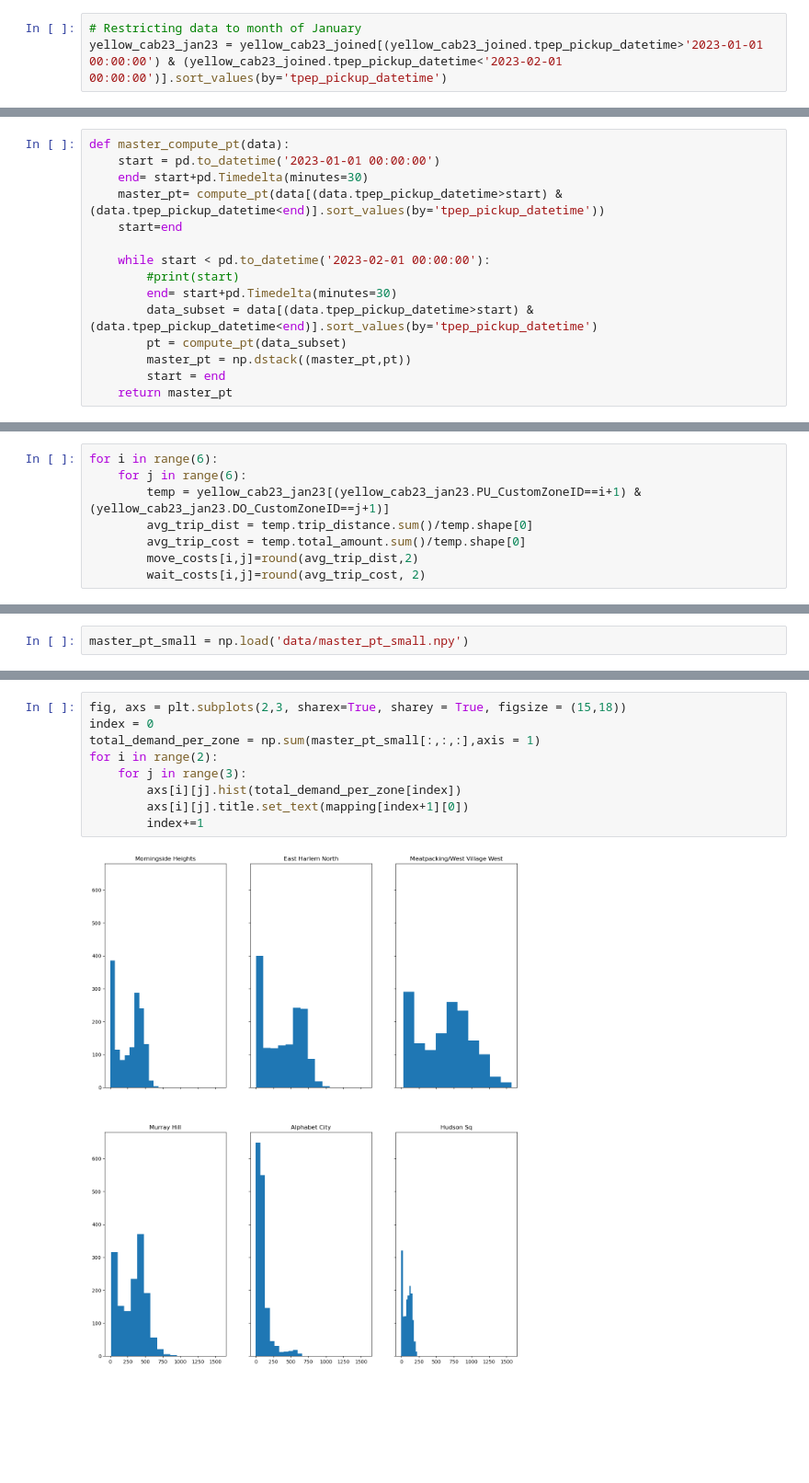
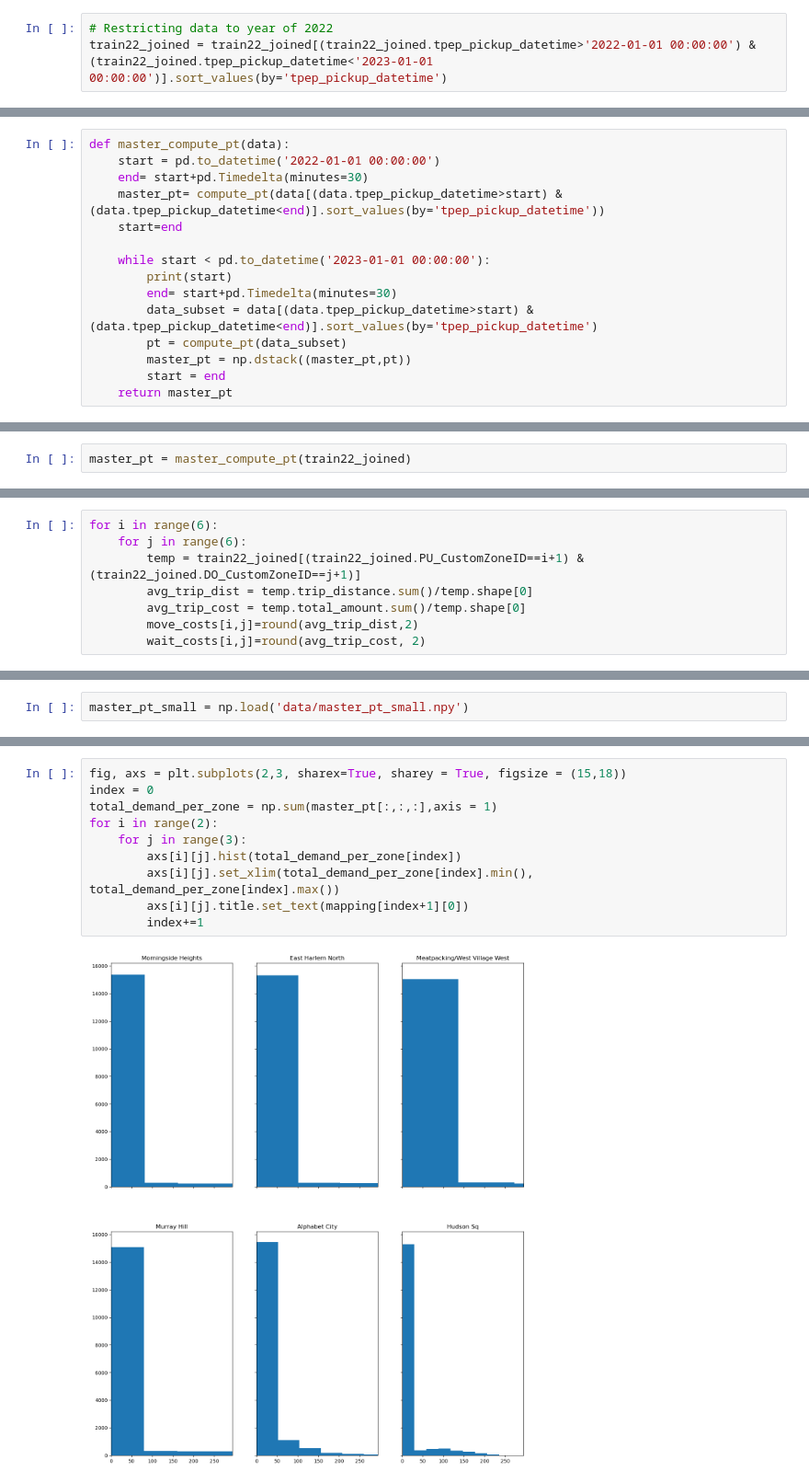
Before and after one commit to kartikjindgar/Optimal-Taxi-Dispatcher, a Jupyter notebook: data_prep.ipynb, the cells around one changed output, grey strips where cells are left out. Shown: that part at 92% size. Cells and saved outputs as stored; diff of their text form; blank space fills up the shorter version.

Commit message:
new data prep

```diff
--- a/data_prep.ipynb
+++ b/data_prep.ipynb
@@ -130,8 +138,8 @@ yellow_cab23_joined.head()
 # %% [markdown]
 ### Compute Demand Matrix Pt
 # %%
-# Restricting data to month of January
-yellow_cab23_jan23 = yellow_cab23_joined[(yellow_cab23_joined.tpep_pickup_datetime>'2023-01-01 00:00:00') & (yellow_cab23_joined.tpep_pickup_datetime<'2023-02-01 00:00:00')].sort_values(by='tpep_pickup_datetime')
+# Restricting data to year of 2022
+train22_joined = train22_joined[(train22_joined.tpep_pickup_datetime>'2022-01-01 00:00:00') & (train22_joined.tpep_pickup_datetime<'2023-01-01 00:00:00')].sort_values(by='tpep_pickup_datetime')
 # %%
 def compute_pt(data_subset):
     pt = np.zeros((6,6))
@@ -141,13 +149,13 @@ def compute_pt(data_subset):
     return pt
 # %%
 def master_compute_pt(data):
-    start = pd.to_datetime('2023-01-01 00:00:00')
+    start = pd.to_datetime('2022-01-01 00:00:00')
     end= start+pd.Timedelta(minutes=30)
     master_pt= compute_pt(data[(data.tpep_pickup_datetime>start) & (data.tpep_pickup_datetime<end)].sort_values(by='tpep_pickup_datetime'))
     start=end
 
-    while start < pd.to_datetime('2023-02-01 00:00:00'):
-        #print(start)
+    while start < pd.to_datetime('2023-01-01 00:00:00'):
+        print(start)
         end= start+pd.Timedelta(minutes=30)
         data_subset = data[(data.tpep_pickup_datetime>start) & (data.tpep_pickup_datetime<end)].sort_values(by='tpep_pickup_datetime')
         pt = compute_pt(data_subset)
@@ -159,3 +165,5 @@ master_pt = master_compute_pt(yellow_cab23_jan23)
+# %%
+master_pt = master_compute_pt(train22_joined)
 # %%
 master_pt.shape
 # %% [output]
@@ -185,7 +194,7 @@ move_costs = np.zeros((6,6))
 # %%
 for i in range(6):
     for j in range(6):
-        temp = yellow_cab23_jan23[(yellow_cab23_jan23.PU_CustomZoneID==i+1) & (yellow_cab23_jan23.DO_CustomZoneID==j+1)]
+        temp = train22_joined[(train22_joined.PU_CustomZoneID==i+1) & (train22_joined.DO_CustomZoneID==j+1)]
         avg_trip_dist = temp.trip_distance.sum()/temp.shape[0]
         avg_trip_cost = temp.total_amount.sum()/temp.shape[0]
         move_costs[i,j]=round(avg_trip_dist,2)
@@ -203,11 +216,12 @@ master_pt_small = np.load('data/master_pt_small.npy')
 # %%
 fig, axs = plt.subplots(2,3, sharex=True, sharey = True, figsize = (15,18))
 index = 0
-total_demand_per_zone = np.sum(master_pt_small[:,:,:],axis = 1)
+total_demand_per_zone = np.sum(master_pt[:,:,:],axis = 1)
 for i in range(2):
     for j in range(3):
         axs[i][j].hist(total_demand_per_zone[index])
+        axs[i][j].set_xlim(total_demand_per_zone[index].min(), total_demand_per_zone[index].max())
         axs[i][j].title.set_text(mapping[index+1][0])
         index+=1
 # %% [output]
-[figure, old version]
+[figure, new version]
```
Also changed, not shown: parts of 19 cells of this notebook.
